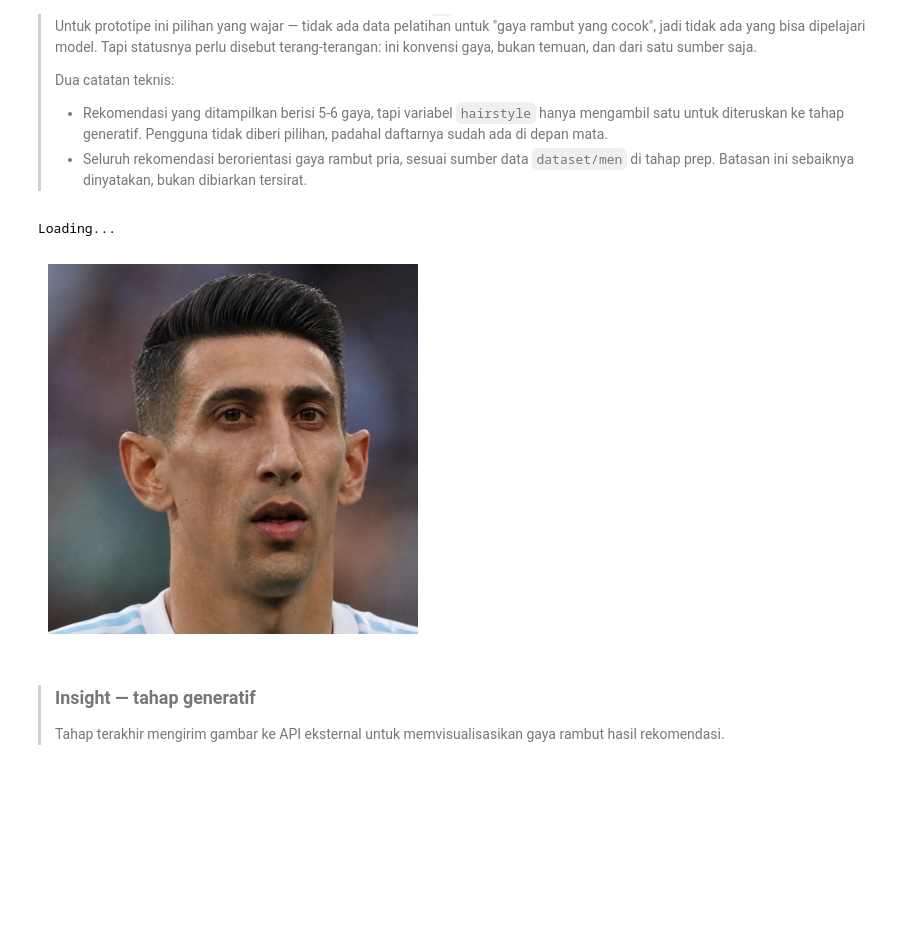
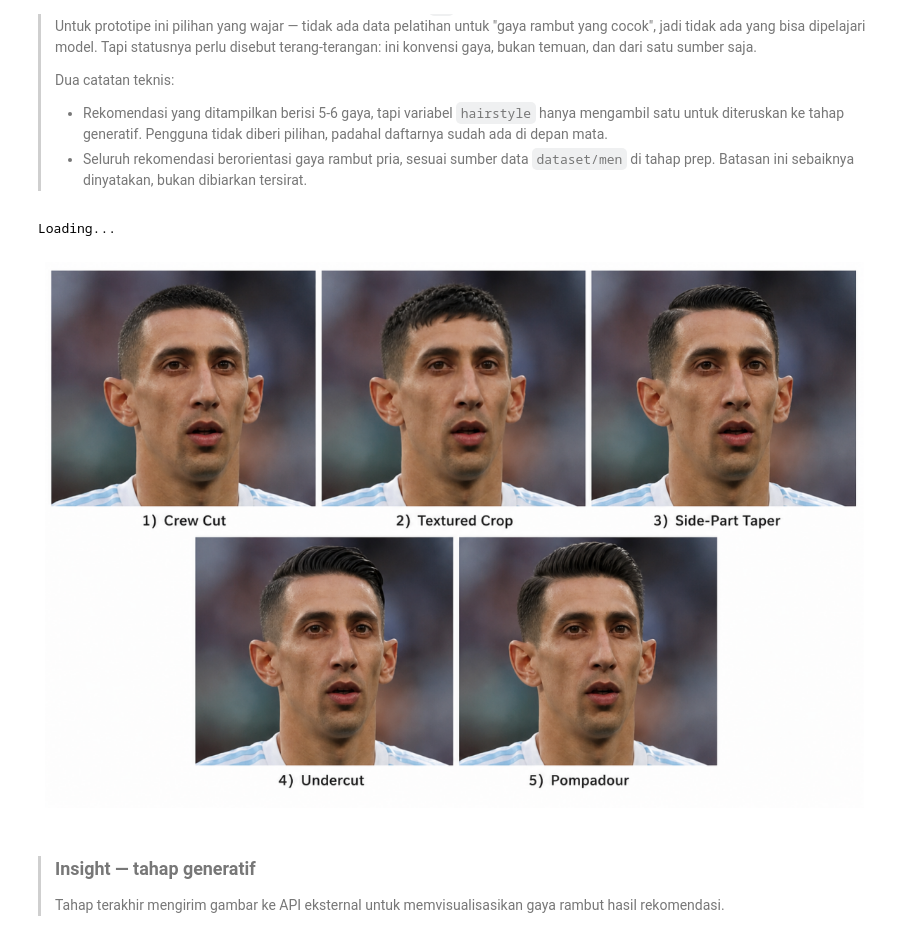
Before and after one commit to Rafizo/FTDS-042-HCK-group-001, a Jupyter notebook: inf_with_insight.ipynb, the cells around one changed output. Cells and saved outputs as stored; diff of their text form; code cells hidden in the pictures; blank space fills up the shorter version.

Commit message:
multi image

```diff
--- a/inf_with_insight.ipynb
+++ b/inf_with_insight.ipynb
@@ -142,7 +142,7 @@ Recommended Hairstyle: Crew cut, textured crop, side part taper, undercut, pompa
 # %%
 client = openai.OpenAI(api_key=openai.my_api_key )
 
-prompt = f"if there is a face of a man in the photo, change his hairstyle into {hairstyle}, if not send response : no  male face detected, and dont generate any picture"
+prompt = f"change his hairstyle into {hairstyle} with each of the different hairstyles displayed, with maximum 3 images horizontally"
 
 img_uint8 = (test_image*255).astype(np.uint8)
 img_uint8 = cv2.cvtColor(img_uint8, cv2.COLOR_RGB2BGR)
@@ -153,34 +153,35 @@ print("Loading...")
 response = client.responses.create(
     model="gpt-5.6",
     input=[
         {"role": "user",
             "content": [
                 {"type": "input_text", "text": prompt},
                 {
                     "type": "input_image",
                     "image_url": f"embedded-picture",
                 },
             ],}],
     tools=[{"type": "image_generation"}],)
 
 image_generation_calls = [
     output for output in response.output if output.type == "image_generation_call"
 ]
 
 image_data = [output.result for output in image_generation_calls]
 
 if image_data:
     image_bytes = base64.b64decode(image_data[0])
     img = mpimg.imread(io.BytesIO(image_bytes), format="jpg")
+    plt.figure(figsize=(15,15))
     plt.imshow(img)
     plt.axis("off")
     plt.show()
 
 else:
     print(response.output_text)
 # %% [output]
 Loading...
-[figure, old version]
+[figure, new version]
 # %% [markdown]
 > ### Insight — tahap generatif
 >
```
Also changed, not shown: parts of 1 cell of this notebook.
